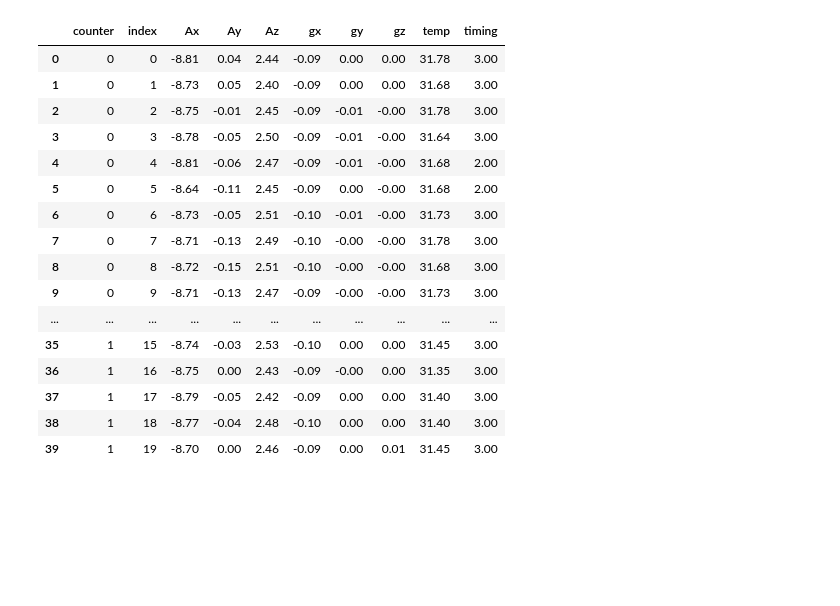
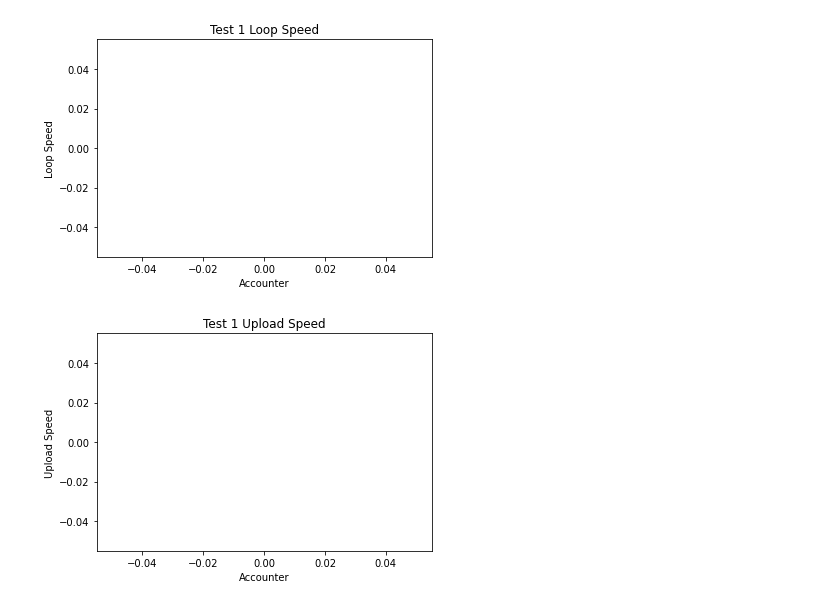
Before and after one commit to NUSMedTechMorphine/Morphine-22-23, a Jupyter notebook: ML/ReadingDataFromFirebase.ipynb, the cells around one changed output. Cells and saved outputs as stored; diff of their text form; code cells hidden in the pictures; blank space fills up the shorter version.

```diff
--- a/ML/ReadingDataFromFirebase.ipynb
+++ b/ML/ReadingDataFromFirebase.ipynb
@@ -23,0 +24,3 @@ df
+# %%
+# create dataframe to store all the firebase readings
+test1_df = pd.DataFrame(columns = ['accounter', 'LoopSpeedArr', 'UploadSpeedArr', 'aXarr', 'aYarr', 'aZarr', 'gXarr', 'gYarr', 'gZarr', 'tempArr', 'timeDifference'])
@@ -76,20 +77,0 @@ process_esp32_output(test1)
-# %%
-df
-# %% [output]
-|  | counter | index | Ax | Ay | Az | gx | gy | gz | temp | timing |
-| 0 | 0 | 0 | -8.81 | 0.04 | 2.44 | -0.09 | 0.00 | 0.00 | 31.78 | 3.00 |
-| 1 | 0 | 1 | -8.73 | 0.05 | 2.40 | -0.09 | 0.00 | 0.00 | 31.68 | 3.00 |
-| 2 | 0 | 2 | -8.75 | -0.01 | 2.45 | -0.09 | -0.01 | -0.00 | 31.78 | 3.00 |
-| 3 | 0 | 3 | -8.78 | -0.05 | 2.50 | -0.09 | -0.01 | -0.00 | 31.64 | 3.00 |
-| 4 | 0 | 4 | -8.81 | -0.06 | 2.47 | -0.09 | -0.01 | -0.00 | 31.68 | 2.00 |
-| 5 | 0 | 5 | -8.64 | -0.11 | 2.45 | -0.09 | 0.00 | -0.00 | 31.68 | 2.00 |
-| 6 | 0 | 6 | -8.73 | -0.05 | 2.51 | -0.10 | -0.01 | -0.00 | 31.73 | 3.00 |
-| 7 | 0 | 7 | -8.71 | -0.13 | 2.49 | -0.10 | -0.00 | -0.00 | 31.78 | 3.00 |
-| 8 | 0 | 8 | -8.72 | -0.15 | 2.51 | -0.10 | -0.00 | -0.00 | 31.68 | 3.00 |
-| 9 | 0 | 9 | -8.71 | -0.13 | 2.47 | -0.09 | -0.00 | -0.00 | 31.73 | 3.00 |
-| ... | ... | ... | ... | ... | ... | ... | ... | ... | ... | ... |
-| 35 | 1 | 15 | -8.74 | -0.03 | 2.53 | -0.10 | 0.00 | 0.00 | 31.45 | 3.00 |
-| 36 | 1 | 16 | -8.75 | 0.00 | 2.43 | -0.09 | -0.00 | 0.00 | 31.35 | 3.00 |
-| 37 | 1 | 17 | -8.79 | -0.05 | 2.42 | -0.09 | 0.00 | 0.00 | 31.40 | 3.00 |
-| 38 | 1 | 18 | -8.77 | -0.04 | 2.48 | -0.10 | 0.00 | 0.00 | 31.40 | 3.00 |
-| 39 | 1 | 19 | -8.70 | 0.00 | 2.46 | -0.09 | 0.00 | 0.01 | 31.45 | 3.00 |
@@ -95,0 +107,20 @@ df
+# %%
+test_1_loop_speed = np.array(test1_df['LoopSpeedArr'])
+test_1_x = np.arange(0, len(test_1_loop_speed))
+plt.plot(test_1_x, test_1_loop_speed, color ="red")
+plt.xlabel("Accounter")
+plt.ylabel("Loop Speed")
+plt.title("Test 1 Loop Speed")
+plt.show()
+# %% [output]
+[figure, added]
+# %%
+test_1_upload_speed = np.array(test1_df['UploadSpeedArr'])
+test_1_x = np.arange(0, len(test_1_upload_speed))
+plt.plot(test_1_x, test_1_upload_speed, color ="blue")
+plt.xlabel("Accounter")
+plt.ylabel("Upload Speed")
+plt.title("Test 1 Upload Speed")
+plt.show()
+# %% [output]
+[figure, added]
```
Also changed, not shown: parts of 19 cells of this notebook.
